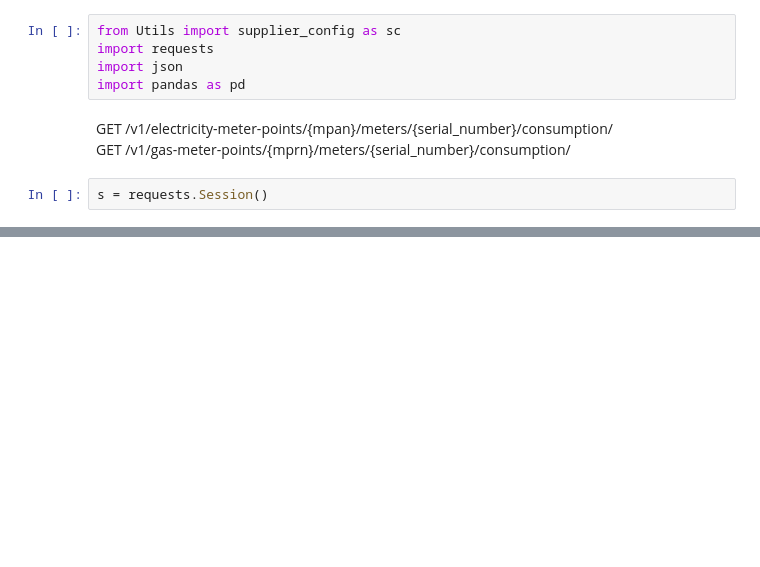
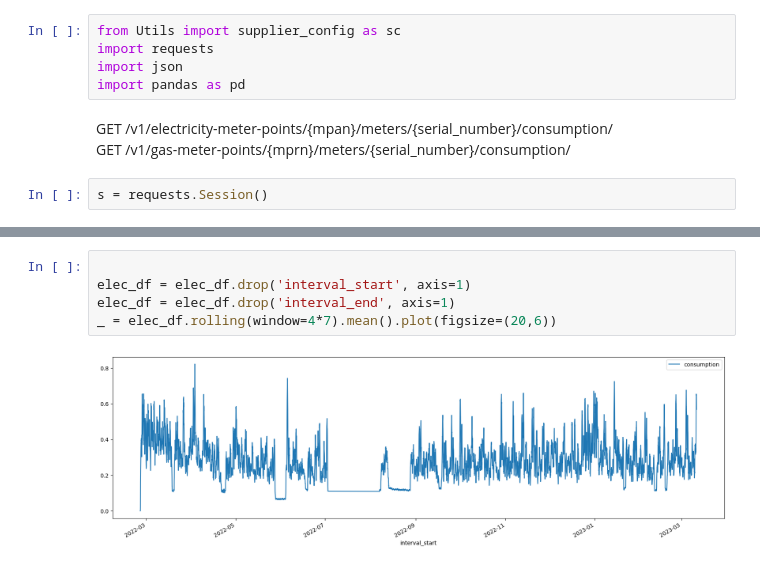
Before and after one commit to gorbynet/EnergyTracker, a Jupyter notebook: initial_workings.ipynb, the cells around one changed output, grey strips where cells are left out. Cells and saved outputs as stored; diff of their text form; blank space fills up the shorter version.

```diff
--- a/initial_workings.ipynb
+++ b/initial_workings.ipynb
@@ -27,0 +46,7 @@ elec_df = (
+# %%
+
+elec_df = elec_df.drop('interval_start', axis=1)
+elec_df = elec_df.drop('interval_end', axis=1)
+_ = elec_df.rolling(window=4*7).mean().plot(figsize=(20,6))
+# %% [output]
+[figure, added]
```
Also changed, not shown: parts of 14 cells of this notebook.
